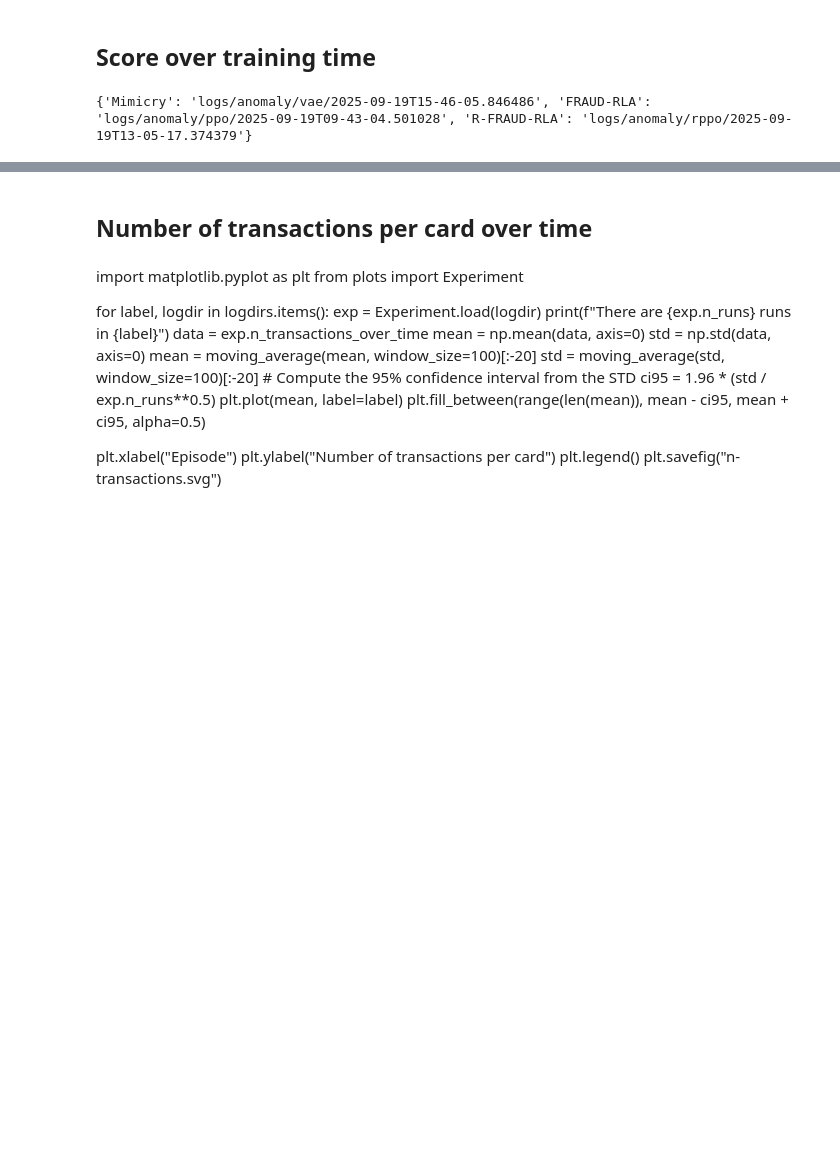
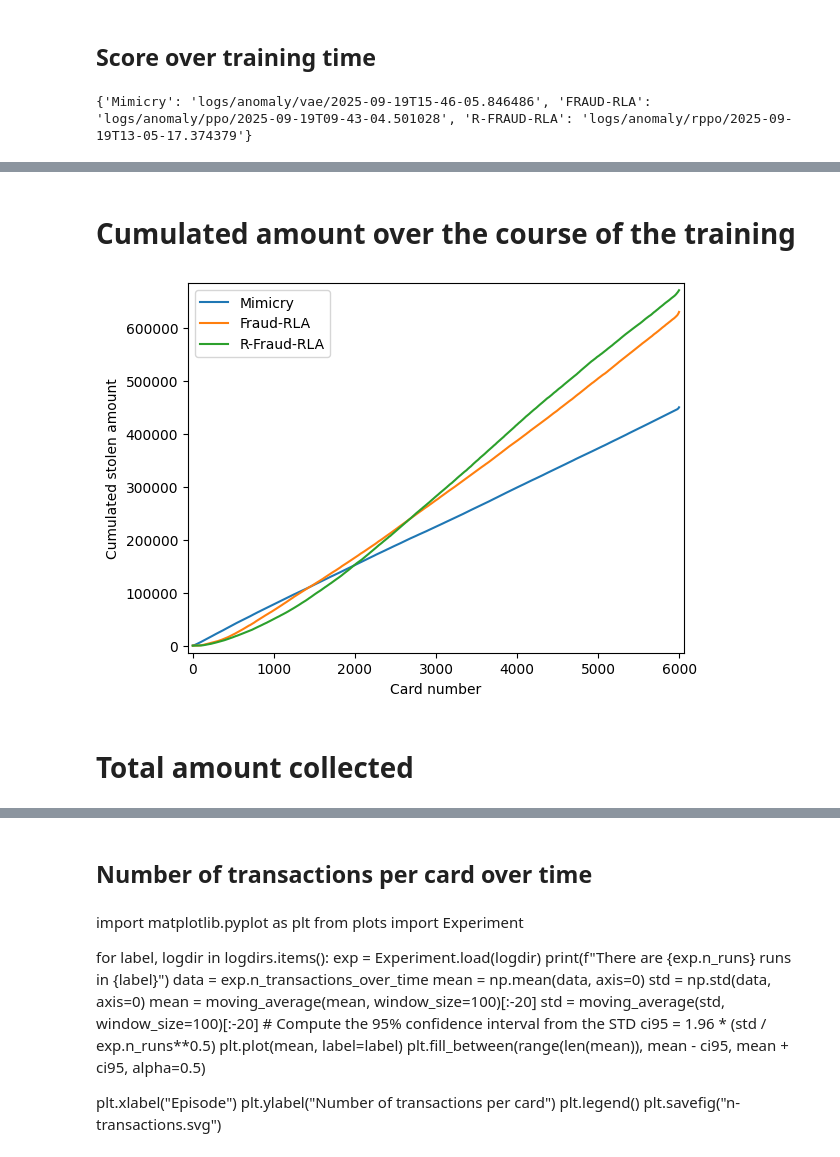
Before and after one commit to FaramirHurin/RL_Attack_September24, a Jupyter notebook: src/agents-comparison.ipynb, the cells around one changed output, grey strips where cells are left out. Cells and saved outputs as stored; diff of their text form; code cells hidden in the pictures; blank space fills up the shorter version.

```diff
--- a/src/agents-comparison.ipynb
+++ b/src/agents-comparison.ipynb
@@ -188,3 +98,27 @@ There are 32 runs in R-FRAUD-RLA
+# %% [markdown]
+# Cumulated amount over the course of the training
+# %%
+import matplotlib.pyplot as plt
+from plots import Experiment
+import numpy as np
+
+window_size = 50
+for label, logdir in logdirs.items():
+    exp = Experiment.load(logdir)
+    mean, _ = exp.mean_std_amounts_over_time
+    cumsum = np.cumsum(mean)
+    plt.plot(cumsum, label=label)
+    # plt.fill_between(range(len(mean)), mean - ci95, mean + ci95, alpha=0.2)
+plt.legend()
+plt.margins(x=0.01, y=0.02)
+plt.xticks([0, 1000, 2000, 3000, 4000, 5000, 6000])
+plt.xlabel("Card number")
+plt.ylabel("Cumulated stolen amount")
+plt.savefig("cumulated-amount.svg")
+# %% [output]
+[figure, added]
+# %% [markdown]
+# Total amount collected
 # %%
 import numpy as np
 import pandas as pd
```
Also changed, not shown: parts of 23 cells of this notebook, 3 other files.
